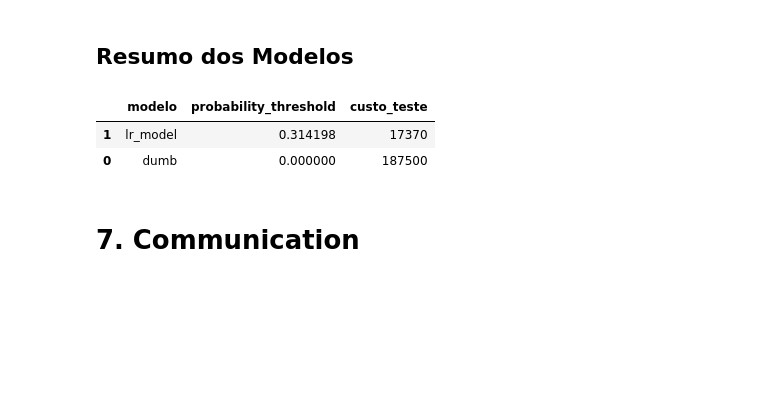
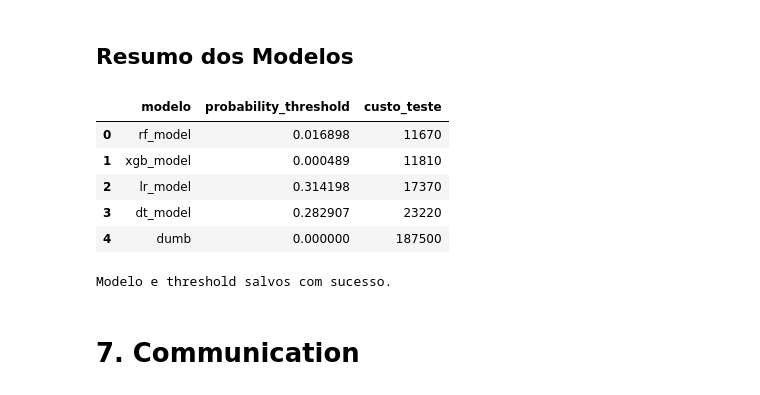
Before and after one commit to joaomj/truck_maintenance, a Jupyter notebook: data_science_notebook.ipynb, the cells around one changed output. Saved outputs shown, nothing was run; the diff lists cells and outputs as text; code cells hidden in the pictures; blank space fills up the shorter version.

Commit message:
xgb concluído, modelagem concluída

```diff
--- a/data_science_notebook.ipynb
+++ b/data_science_notebook.ipynb
@@ -1291,3 +1309,15 @@ cm_heatmap(cm)
 [figure]
 # %% [markdown]
 ## **XGBoost**
+# %%
+max_depth = [5,10,20, 30, 50]
+n_estimators = [10,30,50,80,100,250]
+colsample_bytree = [0.3,0.5,0.7,1]
+subsample = [0.5,0.5,0.7,1]
+
+param = {'max_depth':max_depth,'n_estimators':n_estimators, 'colsample_bytree':colsample_bytree,'subsample':subsample}
+clf = xgb.XGBClassifier(n_jobs=-1, random_state=42, scale_pos_weight = 1.7 )
+tuning = RandomizedSearchCV(estimator=clf,param_distributions=param,cv=3,scoring='f1_macro',n_jobs=-1,return_train_score=True,verbose=0)
+tuning.fit(X_train,y_train)
+best = tuning.best_params_
+print(best)
@@ -1293,0 +1328,16 @@ cm_heatmap(cm)
+# %%
+best_XGB_model = xgb.XGBClassifier(max_depth = 30, n_estimators =100 , n_jobs=-1, random_state=42, scale_pos_weight = 1.7, subsample=0.5,colsample_bytree=1 )
+calib_XGB = CalibratedClassifierCV(best_XGB_model, cv=5, method='sigmoid')
+calib_XGB.fit(X_train,y_train)
+
+y_pred = calib_XGB.predict(X_train)
+f1_scr = f1_score(y_train,y_pred, average = 'macro')
+print("Macro F-1 Score médio para dados de treino: ", f1_scr.round(4))
+
+y_pred = calib_XGB.predict(X_cv)
+f1_scr = f1_score(y_cv,y_pred, average = 'macro')
+print("Macro F-1 Score médio para dados CV: ", f1_scr.round(4))
+
+y_pred = calib_XGB.predict(X_test)
+f1_scr = f1_score(y_test,y_pred, average = 'macro')
+print("Macro F-1 Score médio para dados de teste: ", f1_scr.round(4))
@@ -1293,0 +1400,4 @@ cm_heatmap(cm)
+# %%
+# gravando os resultados
+results_df = save_results(results_df, 'xgb_model', p, cost)
+results_df
@@ -1294,14 +1415,33 @@ cm_heatmap(cm)
 # %% [markdown]
 ## **Resumo dos Modelos**
 # %%
-# Ordena results_df pela coluna 'custo_teste' em ordem crescente
-results_df = results_df.sort_values(by='custo_teste')
+# Ordena o DataFrame pela coluna 'custo_teste' em ordem crescente
+results_df = results_df.sort_values(by='custo_teste').reset_index(drop=True)
 
 # Mostra o DataFrame ordenado
 results_df
 # %% [output]
 |  | modelo | probability_threshold | custo_teste |
-| 1 | lr_model | 0.314198 | 17370 |
-| 0 | dumb | 0.000000 | 187500 |
+| 0 | rf_model | 0.016898 | 11670 |
+| 1 | xgb_model | 0.000489 | 11810 |
+| 2 | lr_model | 0.314198 | 17370 |
+| 3 | dt_model | 0.282907 | 23220 |
+| 4 | dumb | 0.000000 | 187500 |
+# %%
+# Salvando o melhor modelo e threshold
+import joblib
+
+# Salva o modelo calibrado de Random Forest e sua melhor threshold
+model_data = {
+    'model': calib_RF,
+    'threshold': 0.016898
+}
+
+# Salva o modelo em um arquivo
+joblib.dump(model_data, 'models/best_RF_model_with_threshold.joblib')
+
+print("Modelo e threshold salvos com sucesso.")
+# %% [output]
+Modelo e threshold salvos com sucesso.
 # %% [markdown]
 # 7. Communication
```
Also changed, not shown: parts of 13 cells of this notebook.
